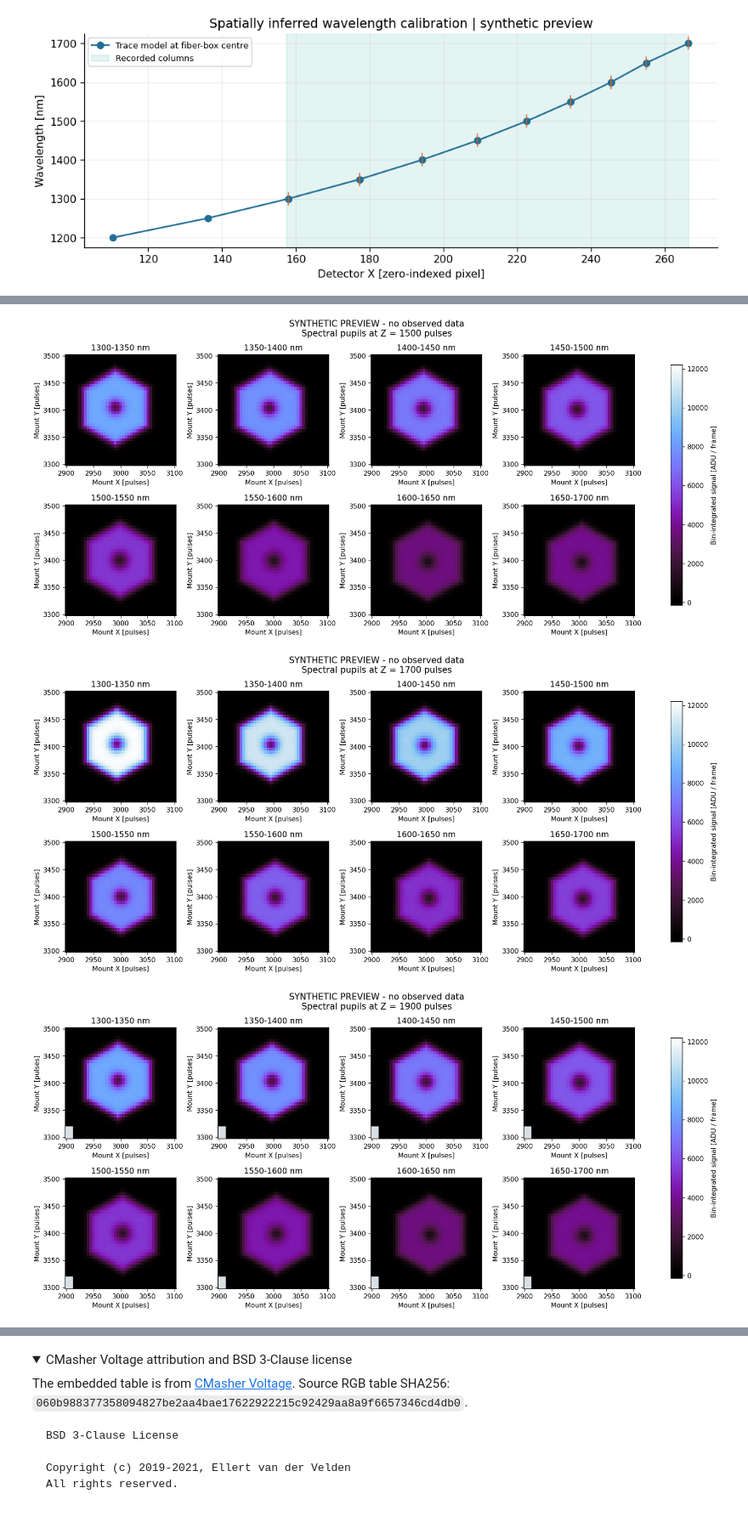
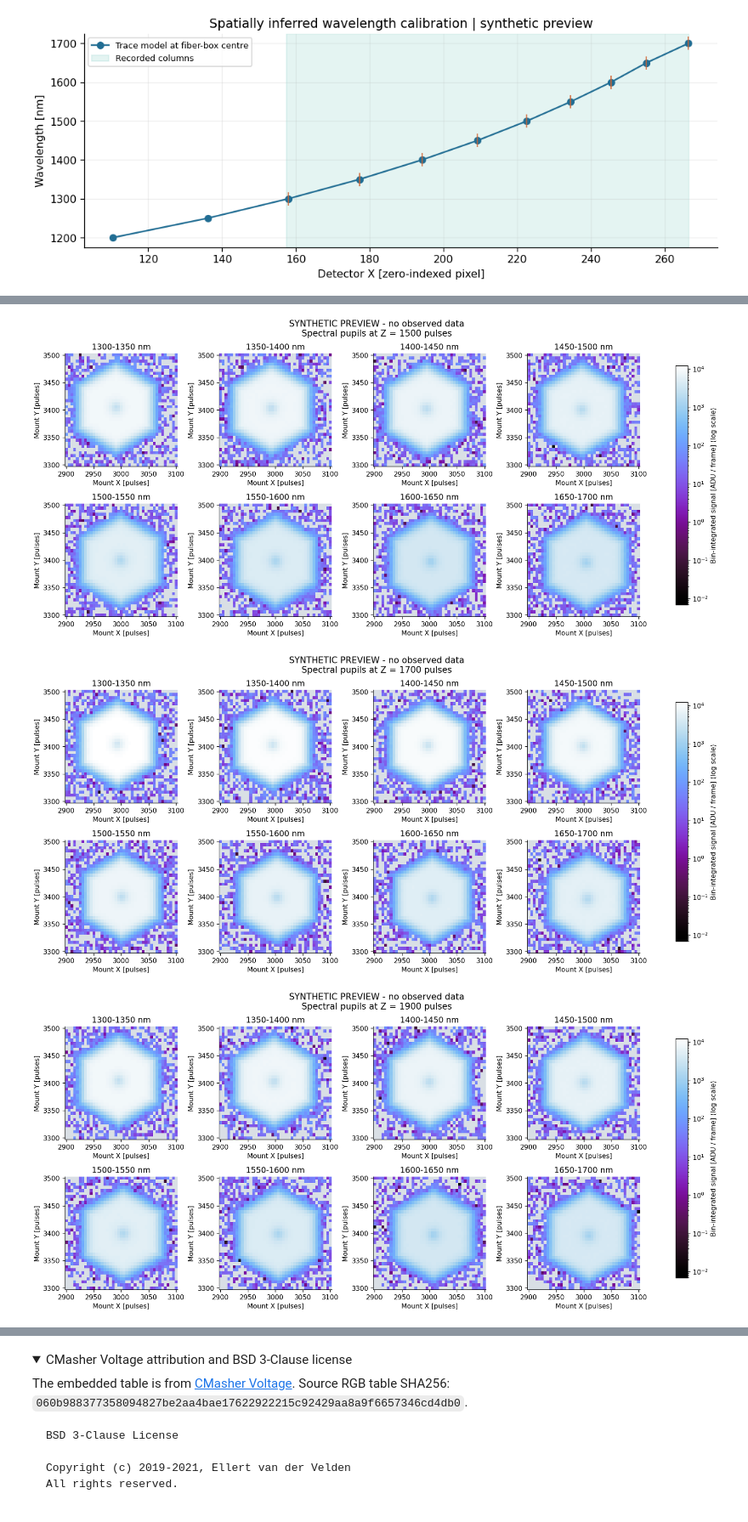
Before and after one commit to SAIL-Labs/GLINT, a Jupyter notebook: Matteo/Fiber_focus_scans/analyse_fiber_focus_scans.ipynb, the cells around one changed output, grey strips where cells are left out. Shown at 85% size. Drawn from its saved outputs; the diff is of its cells as text; code cells hidden in the pictures; folded sections open.

Commit message:
Included modifications to plotting IPYNB notebook because there were incompatibilities

```diff
--- a/Matteo/Fiber_focus_scans/analyse_fiber_focus_scans.ipynb
+++ b/Matteo/Fiber_focus_scans/analyse_fiber_focus_scans.ipynb
@@ -0,0 +9,10 @@
+# %%
+# PLOT OPTIONS - edit these two lines, then Run All.
+COLOR_SCALE = 'log'          # 'log' or 'linear'
+INTERPOLATION = 'nearest'   # 'nearest' or 'bilinear'
+
+if COLOR_SCALE not in {'log', 'linear'}:
+    raise ValueError("COLOR_SCALE must be 'log' or 'linear'.")
+if INTERPOLATION not in {'nearest', 'bilinear'}:
+    raise ValueError("INTERPOLATION must be 'nearest' or 'bilinear'.")
+print(f'Plot settings: Voltage | {COLOR_SCALE} scale | {INTERPOLATION} interpolation')
@@ -1913,12 +1933,31 @@ def coordinate_edges(axis):
     return np.r_[axis[0] - (mid[0]-axis[0]), mid, axis[-1] + (axis[-1]-mid[-1])]
 
 
+def pupil_display_values(values):
+    # A view for plotting only: the acquired/integrated arrays are never changed.
+    masked = np.ma.masked_invalid(np.asarray(values, dtype=float))
+    return np.ma.masked_less_equal(masked, 0) if COLOR_SCALE == 'log' else masked
+
+
 def shared_norm(values):
-    finite = values[np.isfinite(values)]
+    finite = np.asarray(values)[np.isfinite(values)]
+    if COLOR_SCALE == 'log':
+        positive = finite[finite > 0]
+        if not positive.size:
+            warnings.warn('No positive flux in this group: log-scale pupil maps will be grey.')
+            return LogNorm(vmin=1., vmax=10.)  # valid colourbar; no invented data
+        lo, hi = float(positive.min()), float(positive.max())
+        if hi == lo:
+            lo, hi = lo / 2., hi * 2.
+        return LogNorm(vmin=lo, vmax=hi)
     if not finite.size:
         return Normalize(0, 1)
     lo, hi = min(0., float(finite.min())), float(finite.max())
     return Normalize(lo, hi if hi > lo else lo + 1.)
+
+
+def flux_colorbar_label(label):
+    return f'{label} ({COLOR_SCALE} scale)'
 
 
 def draw_pupil(ax, values, title, norm, mark_peak=False):
@@ -1928,7 +1967,7 @@ def draw_pupil(ax, values, title, norm, mark_peak=False):
         if len(axis) > 2 and not np.allclose(np.diff(axis), np.diff(axis)[0], rtol=1e-7, atol=1e-9):
             raise ValueError('Nearest/bilinear image display requires a uniformly spaced X/Y scan grid.')
     xe, ye = coordinate_edges(x), coordinate_edges(y)
-    image = ax.imshow(np.ma.masked_invalid(values.T), origin='lower',
+    image = ax.imshow(pupil_display_values(values.T), origin='lower',
                       extent=(xe[0], xe[-1], ye[0], ye[-1]), aspect='equal',
                       cmap=CMAP, norm=norm, interpolation=INTERPOLATION,
                       interpolation_stage='data')
@@ -1954,7 +1993,7 @@ for start in range(0, len(z_indices), PANELS_PER_PAGE):
         active_axes.append(ax)
     for ax in list(axes.flat)[len(page):]:
         ax.set_visible(False)
-    fig.colorbar(image, ax=active_axes, shrink=.85, label='Integrated signal [ADU / frame]')
+    fig.colorbar(image, ax=active_axes, shrink=.85, label=flux_colorbar_label('Integrated signal [ADU / frame]'))
     fig.suptitle(data['label'] + '\nBroadband pupil - all stored spectral columns', fontsize=13)
     plt.show()
 # %% [output]
@@ -1968,28 +2007,28 @@ are not independently normalised. Bin-edge fractions are included; incomplete co
 # %%
 spectral_norm = shared_norm(binned[:, :, z_indices, :])
 for iz in z_indices:
     nbins = len(BIN_EDGES_NM) - 1
     ncols = min(4, nbins)
     nrows = int(np.ceil(nbins / ncols))
     fig, axes = plt.subplots(nrows, ncols, figsize=(3.4*ncols+0.7, 3.1*nrows+0.5),
                              squeeze=False, layout='constrained')
     active_axes = []
     for i, ax in enumerate(list(axes.flat)[:nbins]):
         lo, hi = BIN_EDGES_NM[i:i+2]
         note = '' if np.isclose(coverage_nm[i], hi-lo) else f'\nPARTIAL: {coverage_nm[i]:.1f}/{hi-lo:g} nm'
         if coverage_nm[i] == 0:
             note = '\nNO COVERAGE'
         image = draw_pupil(ax, binned[:, :, iz, i], f'{lo:.0f}-{hi:.0f} nm' + note, spectral_norm)
         active_axes.append(ax)
     for ax in list(axes.flat)[nbins:]:
         ax.set_visible(False)
-    fig.colorbar(image, ax=active_axes, shrink=.85, label='Bin-integrated signal [ADU / frame]')
+    fig.colorbar(image, ax=active_axes, shrink=.85, label=flux_colorbar_label('Bin-integrated signal [ADU / frame]'))
     fig.suptitle(data['label'] + f'\nSpectral pupils at Z = {z[iz]:g} pulses', fontsize=13)
     plt.show()
 # %% [output]
-[figure, old version]
+[figure, new version]
-[figure, old version]
+[figure, new version]
-[figure, old version]
+[figure, new version]
 # %% [markdown]
 ## MP4 animation of the spectral pupils
 
```
Also changed, not shown: parts of 12 cells of this notebook.
